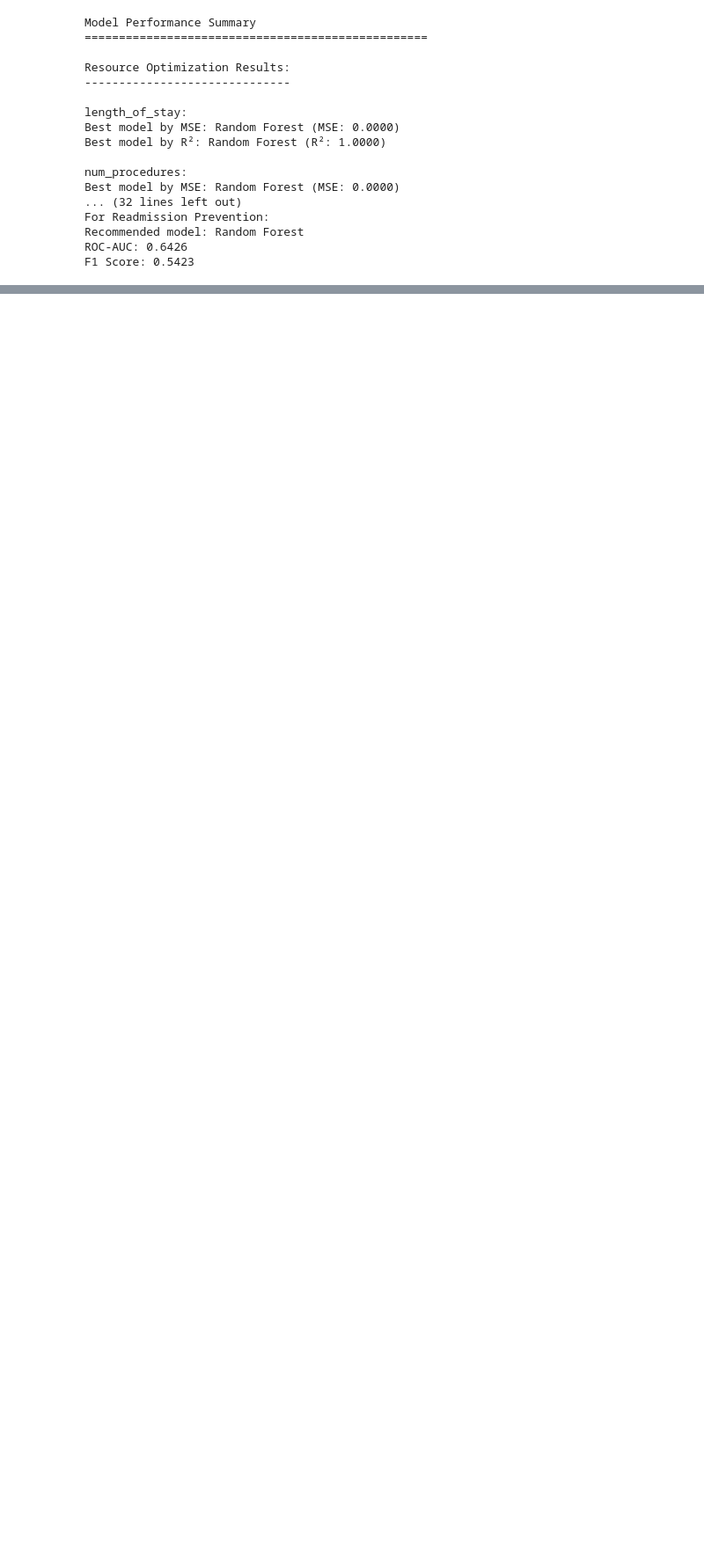
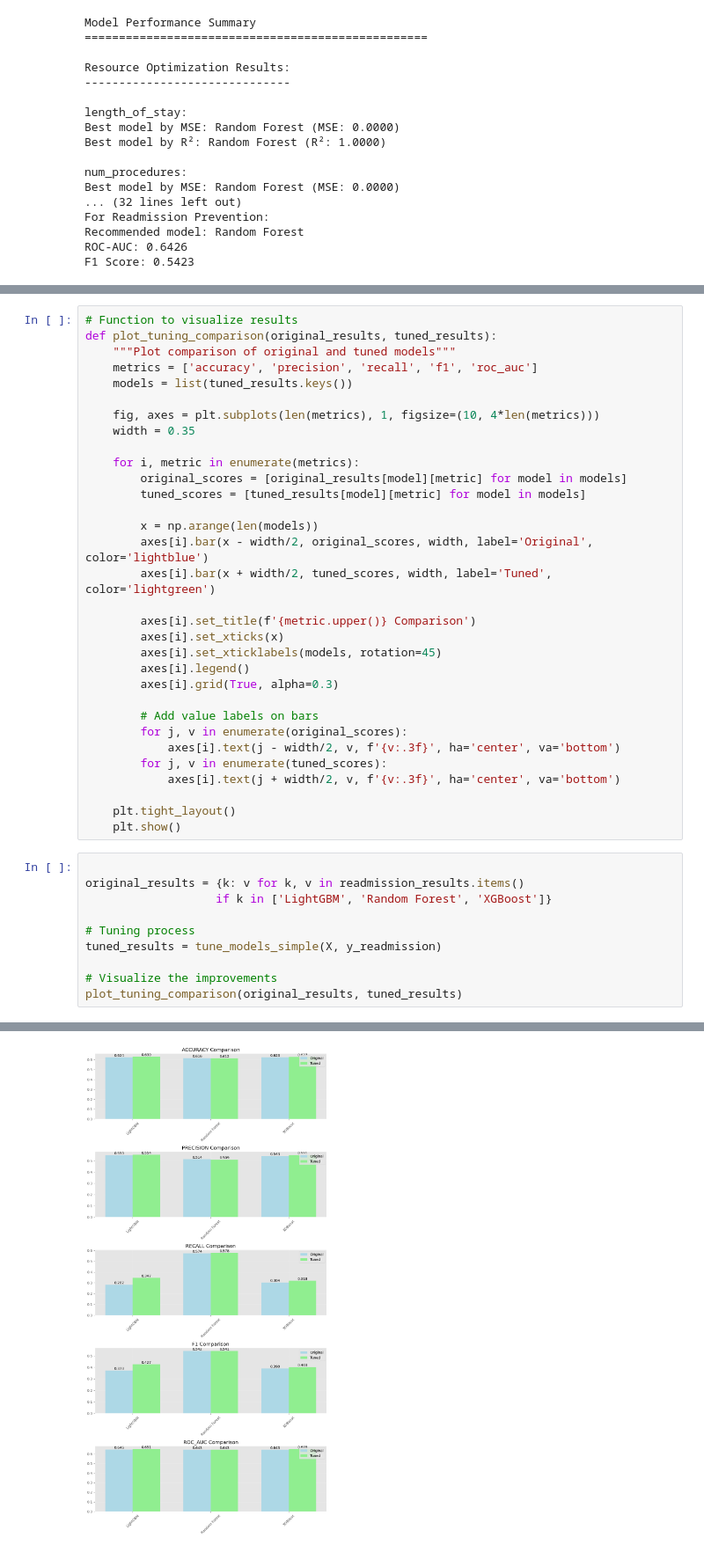
Before and after one commit to varunmohta/6862_Proj, a Jupyter notebook: 6862_proj_v3.ipynb, the cells around one changed output, grey strips where cells are left out. Shown at 88% size. Saved outputs shown, nothing was run; the diff lists cells and outputs as text; blank space fills up the shorter version.

Commit message:
model 3 works

```diff
--- a/6862_proj_v3.ipynb
+++ b/6862_proj_v3.ipynb
@@ -765,0 +881,43 @@ F1 Score: 0.5423
+# %%
+# Function to visualize results
+def plot_tuning_comparison(original_results, tuned_results):
+    """Plot comparison of original and tuned models"""
+    metrics = ['accuracy', 'precision', 'recall', 'f1', 'roc_auc']
+    models = list(tuned_results.keys())
+
+    fig, axes = plt.subplots(len(metrics), 1, figsize=(10, 4*len(metrics)))
+    width = 0.35
+
+    for i, metric in enumerate(metrics):
+        original_scores = [original_results[model][metric] for model in models]
+        tuned_scores = [tuned_results[model][metric] for model in models]
+
+        x = np.arange(len(models))
+        axes[i].bar(x - width/2, original_scores, width, label='Original', color='lightblue')
+        axes[i].bar(x + width/2, tuned_scores, width, label='Tuned', color='lightgreen')
+
+        axes[i].set_title(f'{metric.upper()} Comparison')
+        axes[i].set_xticks(x)
+        axes[i].set_xticklabels(models, rotation=45)
+        axes[i].legend()
+        axes[i].grid(True, alpha=0.3)
+
+        # Add value labels on bars
+        for j, v in enumerate(original_scores):
+            axes[i].text(j - width/2, v, f'{v:.3f}', ha='center', va='bottom')
+        for j, v in enumerate(tuned_scores):
+            axes[i].text(j + width/2, v, f'{v:.3f}', ha='center', va='bottom')
+
+    plt.tight_layout()
+    plt.show()
+# %%
+
+original_results = {k: v for k, v in readmission_results.items()
+                   if k in ['LightGBM', 'Random Forest', 'XGBoost']}
+
+# Tuning process
+tuned_results = tune_models_simple(X, y_readmission)
+
+# Visualize the improvements
+plot_tuning_comparison(original_results, tuned_results)
+# %% [output]
@@ -765,0 +941 @@ F1 Score: 0.5423
+[figure, added]
```
Also changed, not shown: parts of 10 cells of this notebook.
